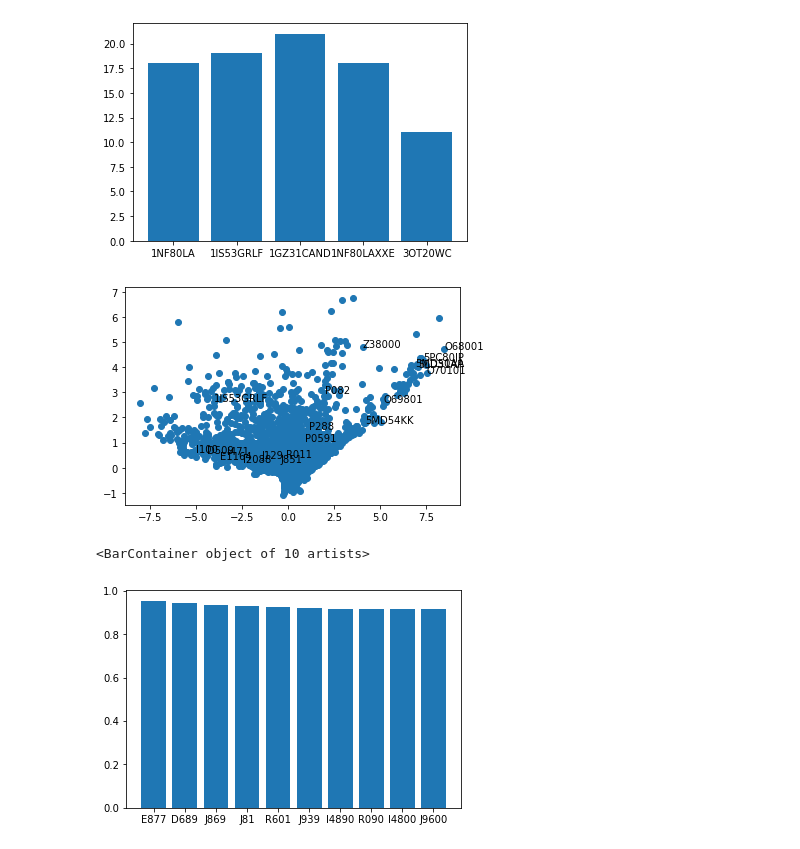
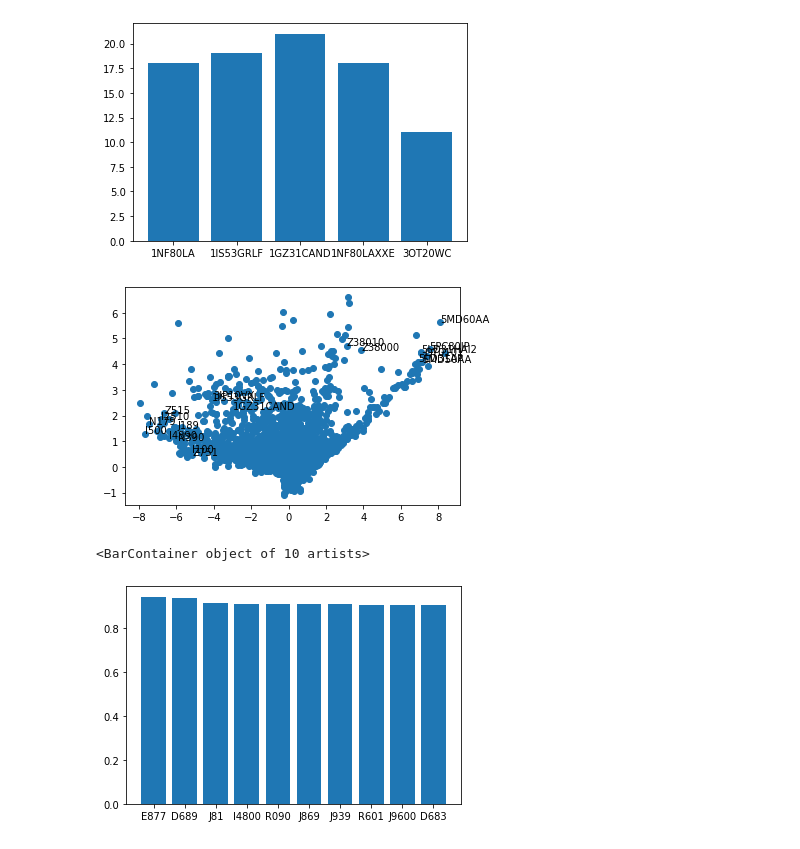
Before and after one commit to dermatologist/dadpy, a Jupyter notebook: notebooks/demo-1.ipynb, the cells around one changed output. Drawn from its saved outputs; the diff is of its cells as text; code cells hidden in the pictures.

```diff
--- a/notebooks/demo-1.ipynb
+++ b/notebooks/demo-1.ipynb
@@ -46,26 +46,26 @@ plt.bar(keys, values)
 # %%
 # Plot embeddings in a 2D space
 
 from sklearn.decomposition import PCA
 from matplotlib import pyplot
 model = de.embedding()
 # fit a 2d PCA model to the vectors
-X = model[model.wv.vocab]
+X = model.wv[model.wv.index_to_key]
 pca = PCA(n_components=2)
 result = pca.fit_transform(X)
 # create a scatter plot of the projection
 pyplot.scatter(result[:, 0], result[:, 1])
-words = list(model.wv.vocab)[:20]  # Plot 20 concepts as an example
+words = model.wv.index_to_key[:20]  # Plot 20 concepts as an example
 for i, word in enumerate(words):
 	pyplot.annotate(word, xy=(result[i, 0], result[i, 1]))
 pyplot.show()
 # SEE O68 - Labour and delivery complicated by fetal heart rate anomaly
 # closer to O70 - second degree perineal laceration during delivery
 # %% [output]
-[figure, old version]
+[figure, new version]
 # %%
 # Plot similarities using the embedding
-D = dict(de.embedding().most_similar_cosmul(['J90'])) #
+D = dict(de.embedding().wv.most_similar_cosmul(['J90'])) #
 keys = D.keys()
 values = D.values()
 
@@ -74,4 +74,4 @@ plt.bar(keys, values)
 # Concepts similar to J90 - pleural effusion is closer to E877 - Fluid overload
 # %% [output]
 <BarContainer object of 10 artists>
-[figure, old version]
+[figure, new version]
```
